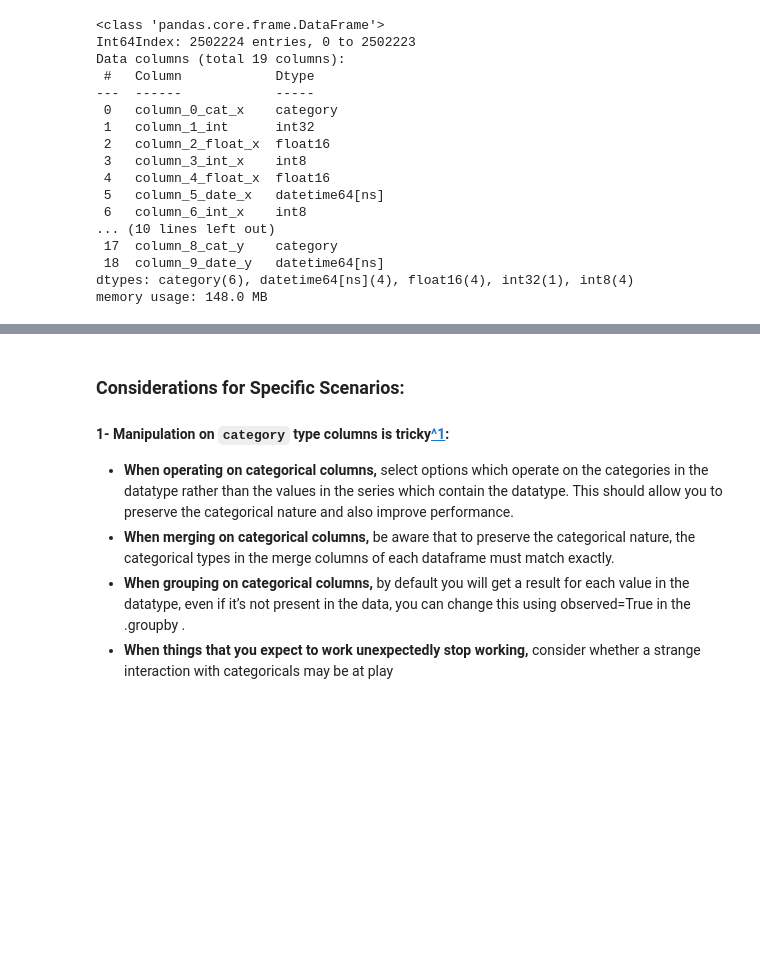
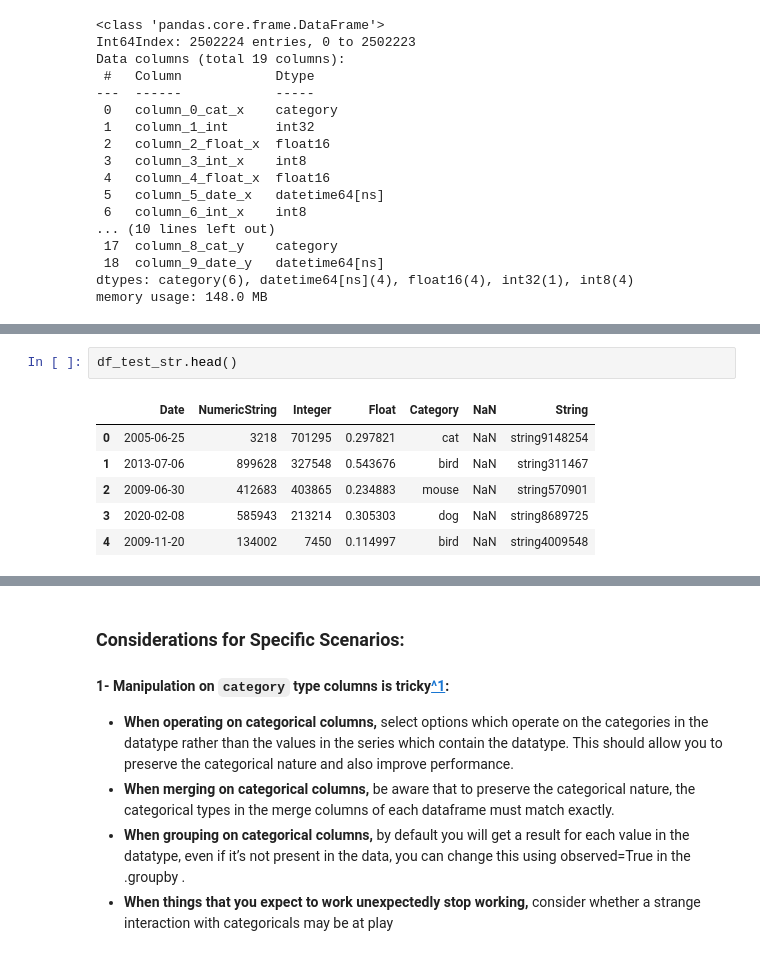
Before and after one commit to harunugurlu/mobile-action-internship, a Jupyter notebook: Data Science/PoC/Memory Usage Optimization/memory-usage-optimization-poc.ipynb, the cells around one changed output, grey strips where cells are left out. Drawn from its saved outputs; the diff is of its cells as text; blank space fills up the shorter version.

Commit message:
add string and object comparison

```diff
--- a/Data Science/PoC/Memory Usage Optimization/memory-usage-optimization-poc.ipynb
+++ b/Data Science/PoC/Memory Usage Optimization/memory-usage-optimization-poc.ipynb
@@ -520,0 +598,9 @@ memory usage: 148.0 MB
+# %%
+df_test_str.head()
+# %% [output]
+|  | Date | NumericString | Integer | Float | Category | NaN | String |
+| 0 | 2005-06-25 | 3218 | 701295 | 0.297821 | cat | NaN | string9148254 |
+| 1 | 2013-07-06 | 899628 | 327548 | 0.543676 | bird | NaN | string311467 |
+| 2 | 2009-06-30 | 412683 | 403865 | 0.234883 | mouse | NaN | string570901 |
+| 3 | 2020-02-08 | 585943 | 213214 | 0.305303 | dog | NaN | string8689725 |
+| 4 | 2009-11-20 | 134002 | 7450 | 0.114997 | bird | NaN | string4009548 |
```
Also changed, not shown: parts of 11 cells of this notebook.
